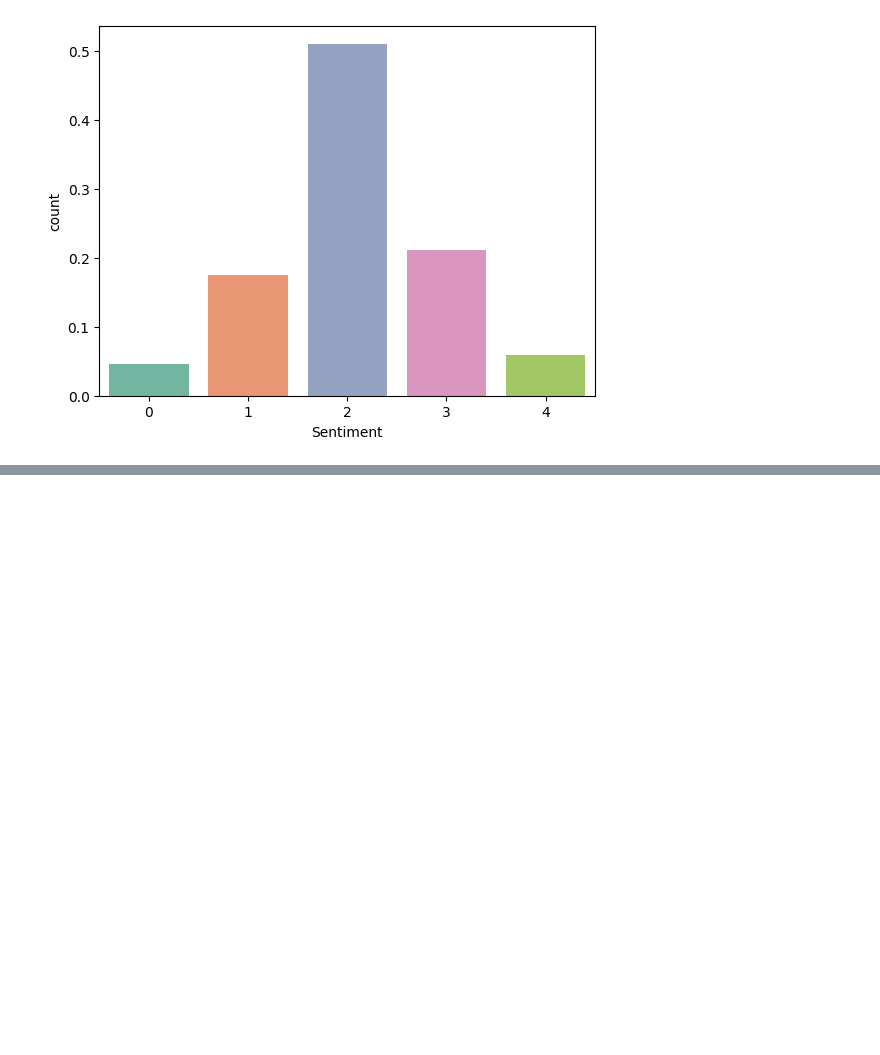
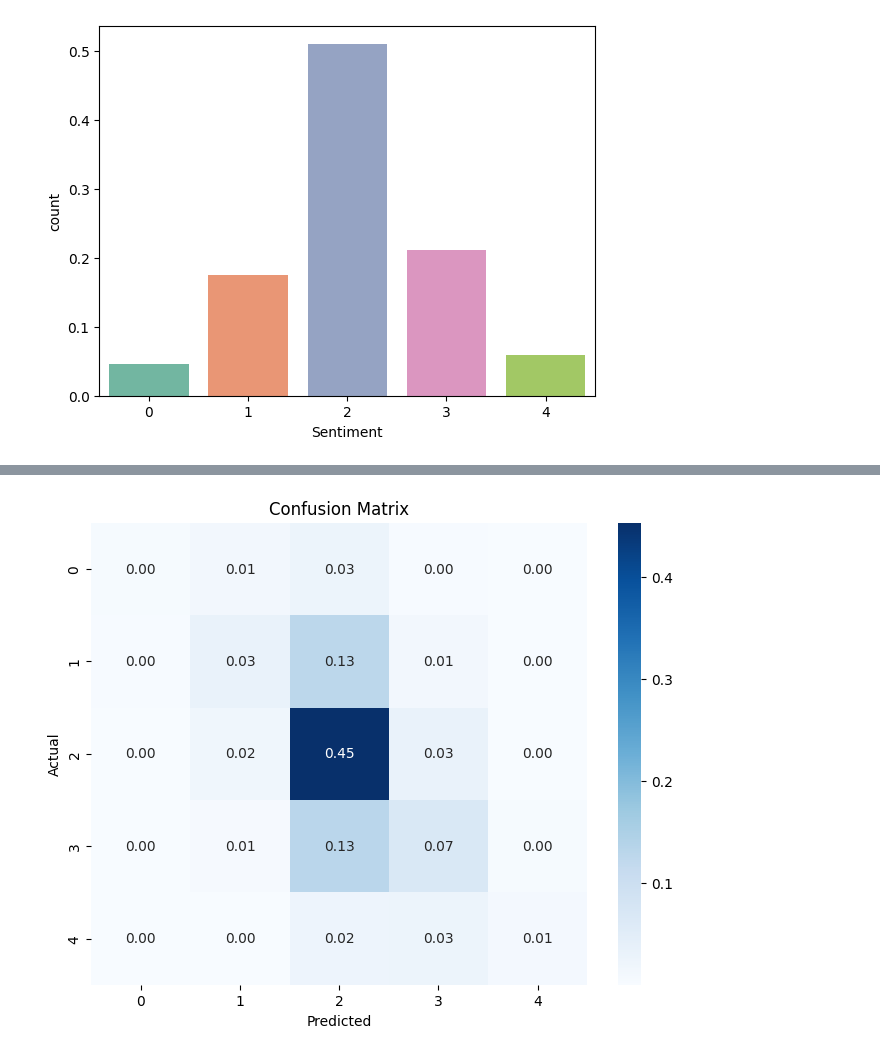
Before and after one commit to MuhammadHuzaifa-DataScience-Ml/SentimentAnalysisOnMoviesReviews, a Jupyter notebook: code.ipynb, the cells around one changed output, grey strips where cells are left out. Cells and saved outputs as stored; diff of their text form; code cells hidden in the pictures; blank space fills up the shorter version.

```diff
--- a/code.ipynb
+++ b/code.ipynb
@@ -105,0 +224,14 @@ tokens
+# %%
+df['word_lemmatize']=word_lemmatize
+# %%
+df['word_lemmatize']=df['word_lemmatize'].astype(str).fillna('').str.lower()
+# %%
+vect=TfidfVectorizer(stop_words=stopwords.words('english'), ngram_range=(1, 2), max_features=700, token_pattern=r'\b[^\d\W][^\d\W]+\b').fit(df['filtered'])
+
+
+
+# X = vect.transform(df['filtered'])
+
+
+X = vect.fit_transform(df['filtered']).toarray()
+y = df['Sentiment'].values
@@ -105,0 +259,19 @@ tokens
+# %%
+# Define X and y
+from sklearn.linear_model import LogisticRegression
+from sklearn.metrics import accuracy_score, precision_score, recall_score, f1_score, confusion_matrix
+
+# Train/test split
+X_train, X_test, y_train, y_test = train_test_split(X, y, test_size=0.2, random_state=456)
+
+# Train a logistic regression
+log_reg = LogisticRegression(solver='saga', max_iter=200).fit(X_train, y_train)
+# Predict the labels
+y_predicted = log_reg.predict(X_test)
+
+# Print accuracy score and confusion matrix on test set
+accuracy=accuracy_score(y_test, y_predicted)
+CM=confusion_matrix(y_test, y_predicted)/len(y_test)
+precision = precision_score(y_test, y_predicted, average='weighted')
+recall = recall_score(y_test, y_predicted, average='weighted')
+f1 = f1_score(y_test, y_predicted, average='weighted')
@@ -105,0 +302,9 @@ tokens
+# %%
+plt.figure(figsize=(8, 6))
+sns.heatmap(CM, annot=True, cmap='Blues', fmt='.2f')
+plt.ylabel('Actual')
+plt.xlabel('Predicted')
+plt.title('Confusion Matrix')
+plt.show()
+# %% [output]
+[figure, added]
```
Also changed, not shown: parts of 32 cells of this notebook.
